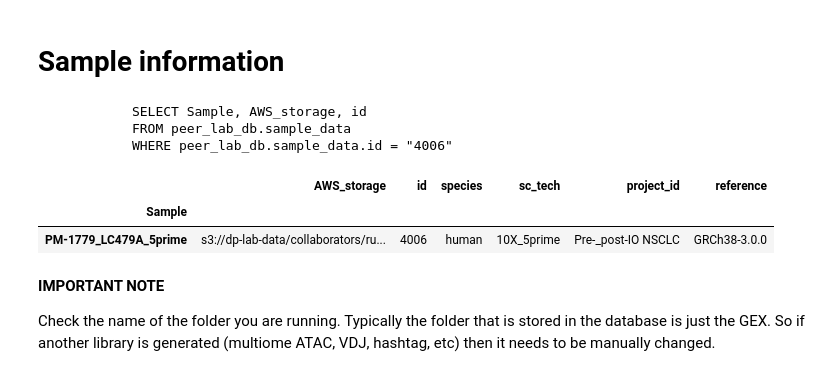
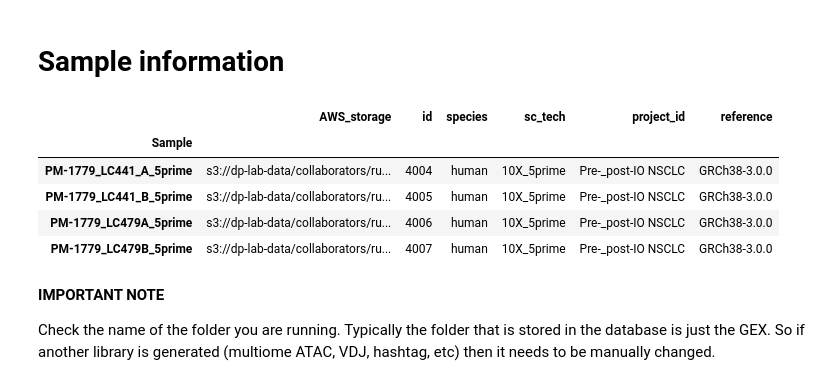
Before and after one commit to andrewmoorman/scing-notebooks, a Jupyter notebook: notebooks/Run_CellRangerGex.ipynb, the cells around one changed output. Cells and saved outputs as stored; diff of their text form; code cells hidden in the pictures.

```diff
--- a/notebooks/Run_CellRangerGex.ipynb
+++ b/notebooks/Run_CellRangerGex.ipynb
@@ -72,20 +72,20 @@ with open(db_credentials_path) as f:
 # %%
 # You can supply a list of IDs or request IDs
 
 # request_ids = ['PM-1779']
 # samples = sample_scridb_info(request_ids, 'request_id', creds)
 
-sample_ids = [4006]
+sample_ids = list(range(4004, 4008))
 samples = sample_scridb_info(sample_ids, 'id', creds)
 
 samples
 # %% [output]
-            SELECT Sample, AWS_storage, id
-            FROM peer_lab_db.sample_data
-            WHERE peer_lab_db.sample_data.id = "4006"
 |  | AWS_storage | id | species | sc_tech | project_id | reference |
 | Sample |  |  |  |  |  |  |
+| PM-1779_LC441_A_5prime | s3://dp-lab-data/collaborators/ru... | 4004 | human | 10X_5prime | Pre-_post-IO NSCLC | GRCh38-3.0.0 |
+| PM-1779_LC441_B_5prime | s3://dp-lab-data/collaborators/ru... | 4005 | human | 10X_5prime | Pre-_post-IO NSCLC | GRCh38-3.0.0 |
 | PM-1779_LC479A_5prime | s3://dp-lab-data/collaborators/ru... | 4006 | human | 10X_5prime | Pre-_post-IO NSCLC | GRCh38-3.0.0 |
+| PM-1779_LC479B_5prime | s3://dp-lab-data/collaborators/ru... | 4007 | human | 10X_5prime | Pre-_post-IO NSCLC | GRCh38-3.0.0 |
 # %% [markdown]
 <b>IMPORTANT NOTE</b>
 
```
Also changed, not shown: parts of 11 cells of this notebook, 2 other files.
